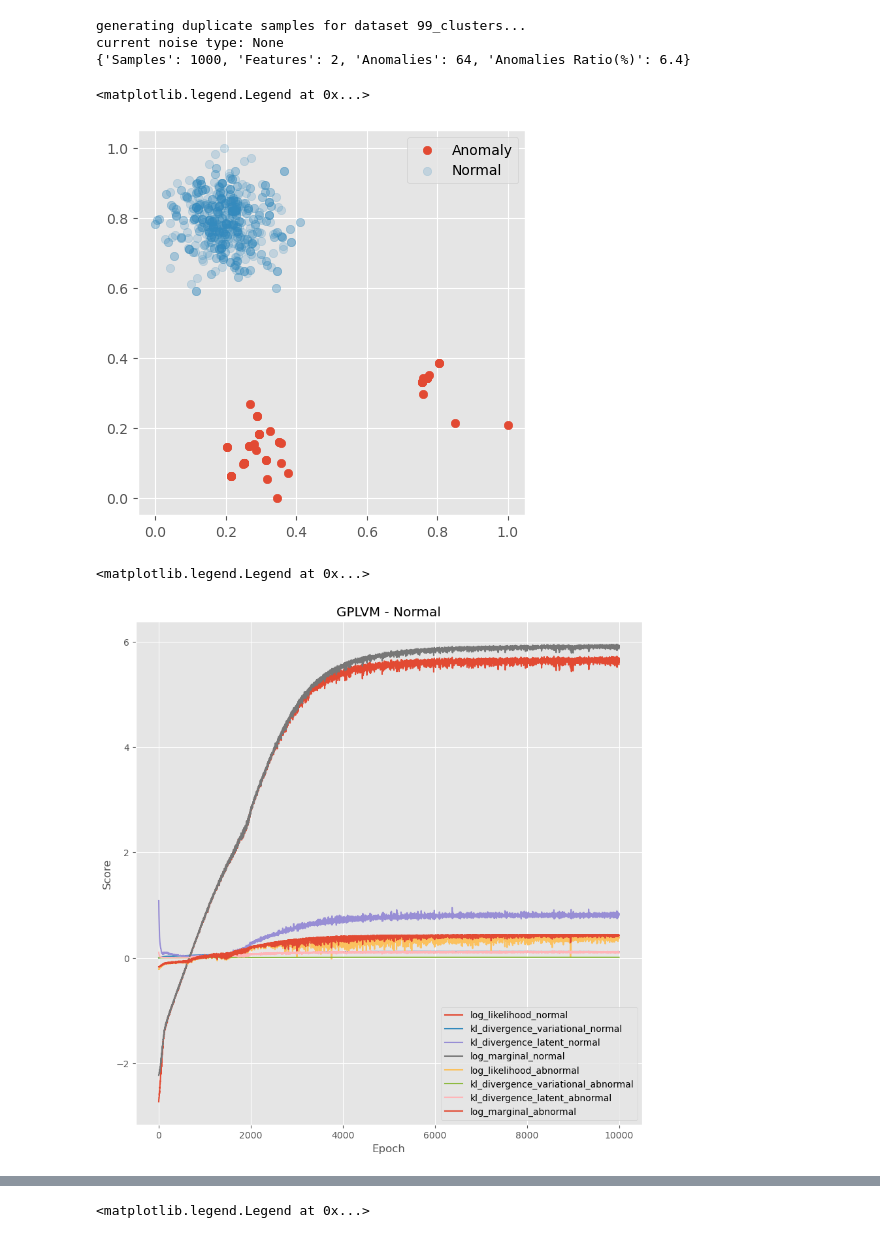
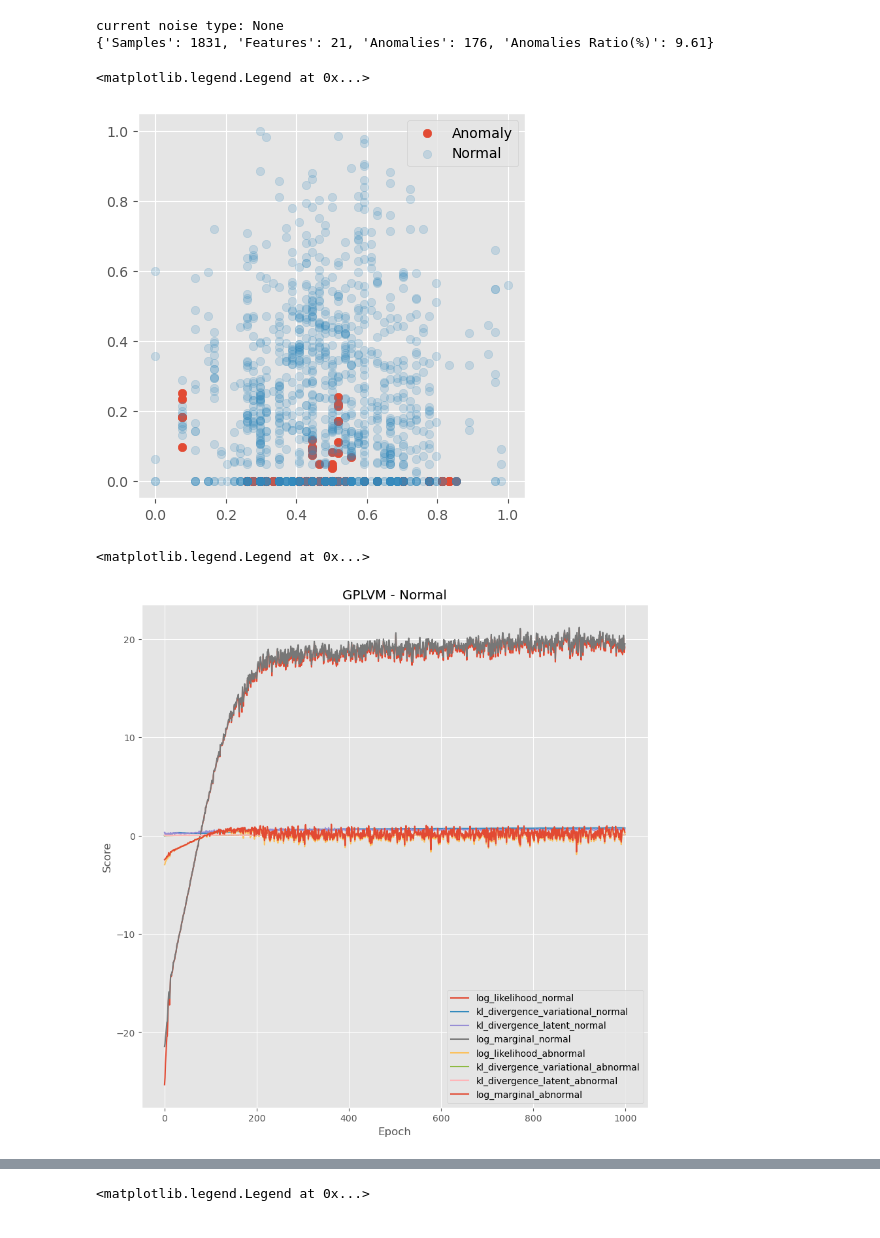
Before and after one commit to davinavarro/OE-GPLVM, a Jupyter notebook: demo-oegplvm-loss-experiments.ipynb, the cells around one changed output, grey strips where cells are left out. Cells and saved outputs as stored; diff of their text form; code cells hidden in the pictures.

```diff
--- a/demo-oegplvm-loss-experiments.ipynb
+++ b/demo-oegplvm-loss-experiments.ipynb
@@ -48,8 +47,9 @@ dataset_list = [
     "99_circles",
     "99_moons",
     "99_clusters",
+    "99_oilflow",
 ]
-dataset = dataset_list[-1]
+dataset = dataset_list[5]
 datagenerator.dataset = dataset
 data = datagenerator.generator(la=1.0, realistic_synthetic_mode=None, noise_type=None)
 
@@ -77,36 +77,35 @@ experiment = Experiment(
 )
 
 N = experiment.N
 data_dim = experiment.data_dim
 latent_dim = experiment.latent_dim
 n_inducing = experiment.n_inducing
 n_epochs = experiment.n_epochs
 nn_layers = experiment.nn_layers
 lr = experiment.lr
 method = experiment.method
 elbo_type = experiment.elbo
 batch_size = experiment.batch_size
 
 fig = plt.figure(figsize=(5, 5))
 plt.subplot(111)
 plt.scatter(
     data["X_train"][:, 0][np.where(lb_train == 1)[0]],
     data["X_train"][:, 1][np.where(lb_train == 1)[0]],
     label="Anomaly",
 )
 plt.scatter(
     data["X_train"][:, 0][np.where(lb_train == 0)[0]],
     data["X_train"][:, 1][np.where(lb_train == 0)[0]],
     label="Normal",
     alpha=0.2,
 )
 plt.legend()
 # %% [output]
-generating duplicate samples for dataset 99_clusters...
 current noise type: None
-{'Samples': 1000, 'Features': 2, 'Anomalies': 64, 'Anomalies Ratio(%)': 6.4}
+{'Samples': 1831, 'Features': 21, 'Anomalies': 176, 'Anomalies Ratio(%)': 9.61}
 <matplotlib.legend.Legend at 0x...>
-[figure, old version]
+[figure, new version]
 # %%
 def get_indices(y_train):
     idx_a = np.where(y_train == 1)[0]
@@ -287,7 +286,7 @@ for i in iterator:
         "Loss: " + str(float(np.round(loss.item(), 2))) + ", iter no: "
     )
 # %%
-start, finish = 0, 10000
+start, finish = 0, 1000
 plt.figure(figsize=(10, 10))
 plt.plot(
     np.arange(start, finish),
@@ -335,7 +334,7 @@ plt.title("GPLVM - Normal")
 plt.legend()
 # %% [output]
 <matplotlib.legend.Legend at 0x...>
-[figure, old version]
+[figure, new version]
 # %%
 with torch.no_grad():
     model.eval()
```
Also changed, not shown: parts of 3 cells of this notebook, 22 other files.
